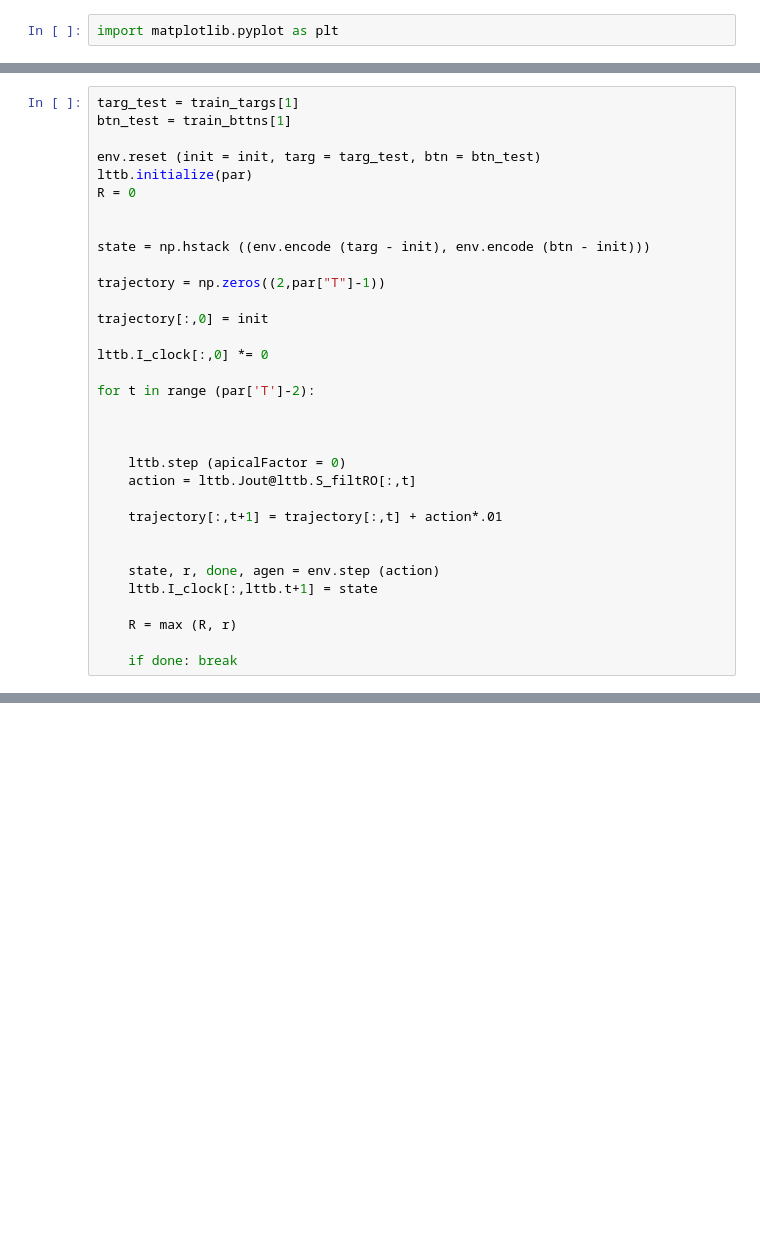
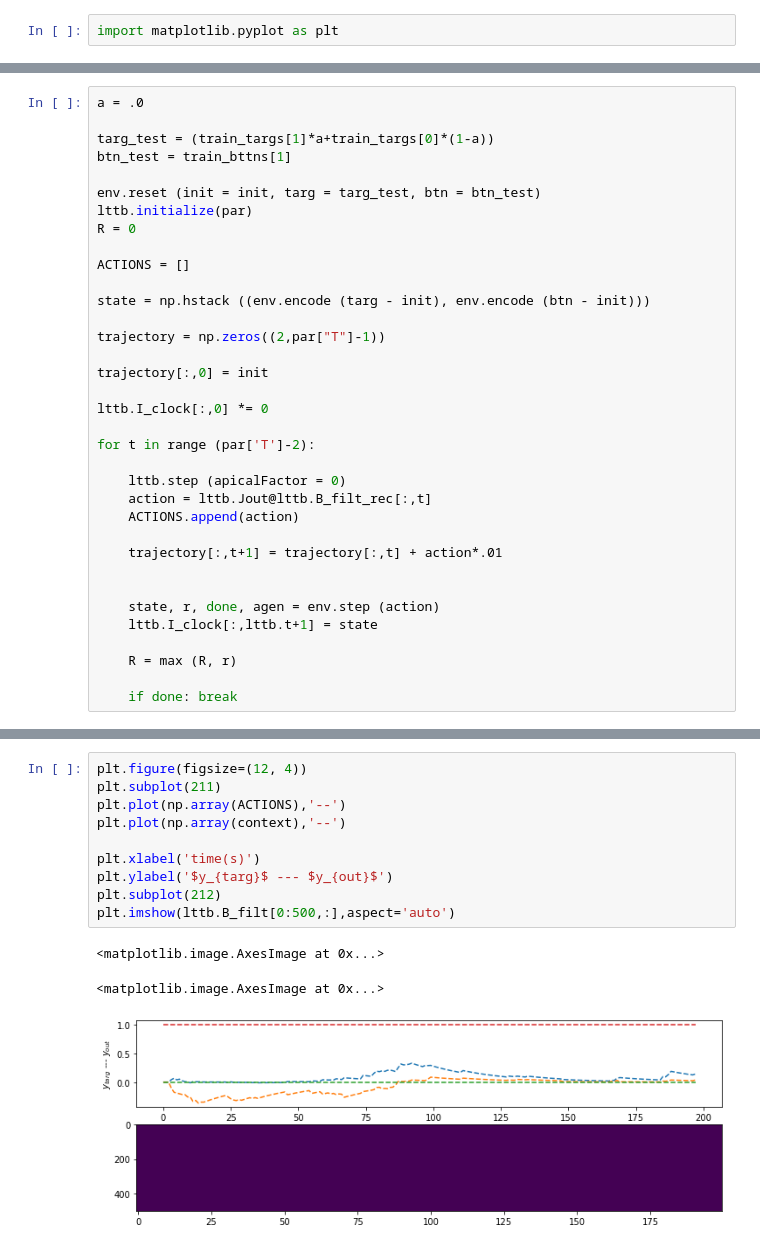
Before and after one commit to cristianocapone/LTTB, a Jupyter notebook: ButtonAndFood/ButtonAndFood.ipynb, the cells around one changed output, grey strips where cells are left out. Cells and saved outputs as stored; diff of their text form; blank space fills up the shorter version.

```diff
--- a/ButtonAndFood/ButtonAndFood.ipynb
+++ b/ButtonAndFood/ButtonAndFood.ipynb
@@ -367,11 +374,14 @@ for cont_index in range(n_contexts):
 # %%
-targ_test = train_targs[1]
+a = .0
+
+targ_test = (train_targs[1]*a+train_targs[0]*(1-a))
 btn_test = train_bttns[1]
 
 env.reset (init = init, targ = targ_test, btn = btn_test)
 lttb.initialize(par)
 R = 0
 
+ACTIONS = []
 
 state = np.hstack ((env.encode (targ - init), env.encode (btn - init)))
 
@@ -383,10 +393,9 @@ lttb.I_clock[:,0] *= 0
 
 for t in range (par['T']-2):
 
-
-
     lttb.step (apicalFactor = 0)
-    action = lttb.Jout@lttb.S_filtRO[:,t]
+    action = lttb.Jout@lttb.B_filt_rec[:,t]
+    ACTIONS.append(action)
 
     trajectory[:,t+1] = trajectory[:,t] + action*.01
 
@@ -415,0 +428,14 @@ R
+# %%
+plt.figure(figsize=(12, 4))
+plt.subplot(211)
+plt.plot(np.array(ACTIONS),'--')
+plt.plot(np.array(context),'--')
+
+plt.xlabel('time(s)')
+plt.ylabel('$y_{targ}$ --- $y_{out}$')
+plt.subplot(212)
+plt.imshow(lttb.B_filt[0:500,:],aspect='auto')
+# %% [output]
+<matplotlib.image.AxesImage at 0x...>
+<matplotlib.image.AxesImage at 0x...>
+[figure, added]
```
Also changed, not shown: parts of 16 cells of this notebook, 3 other files.
